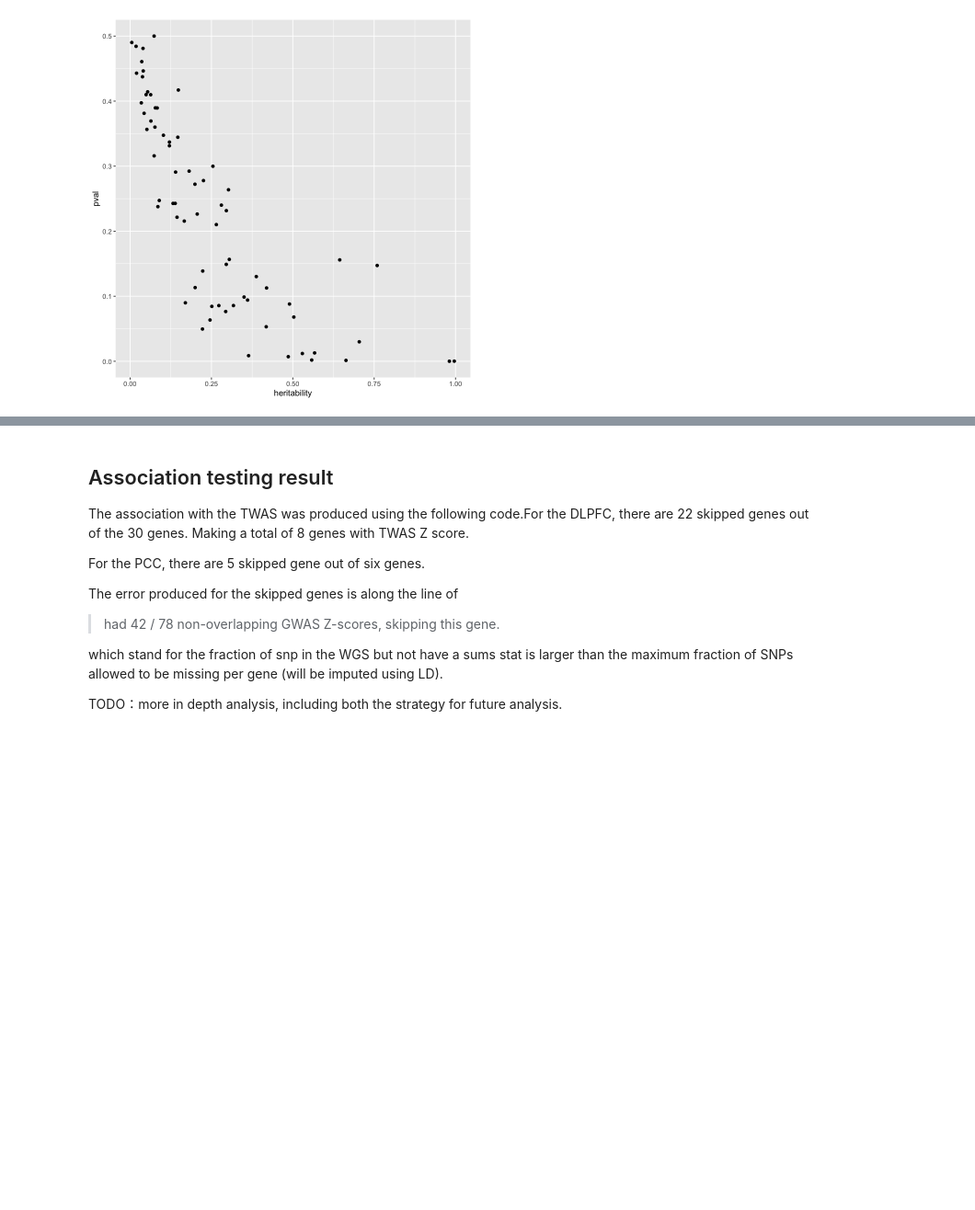
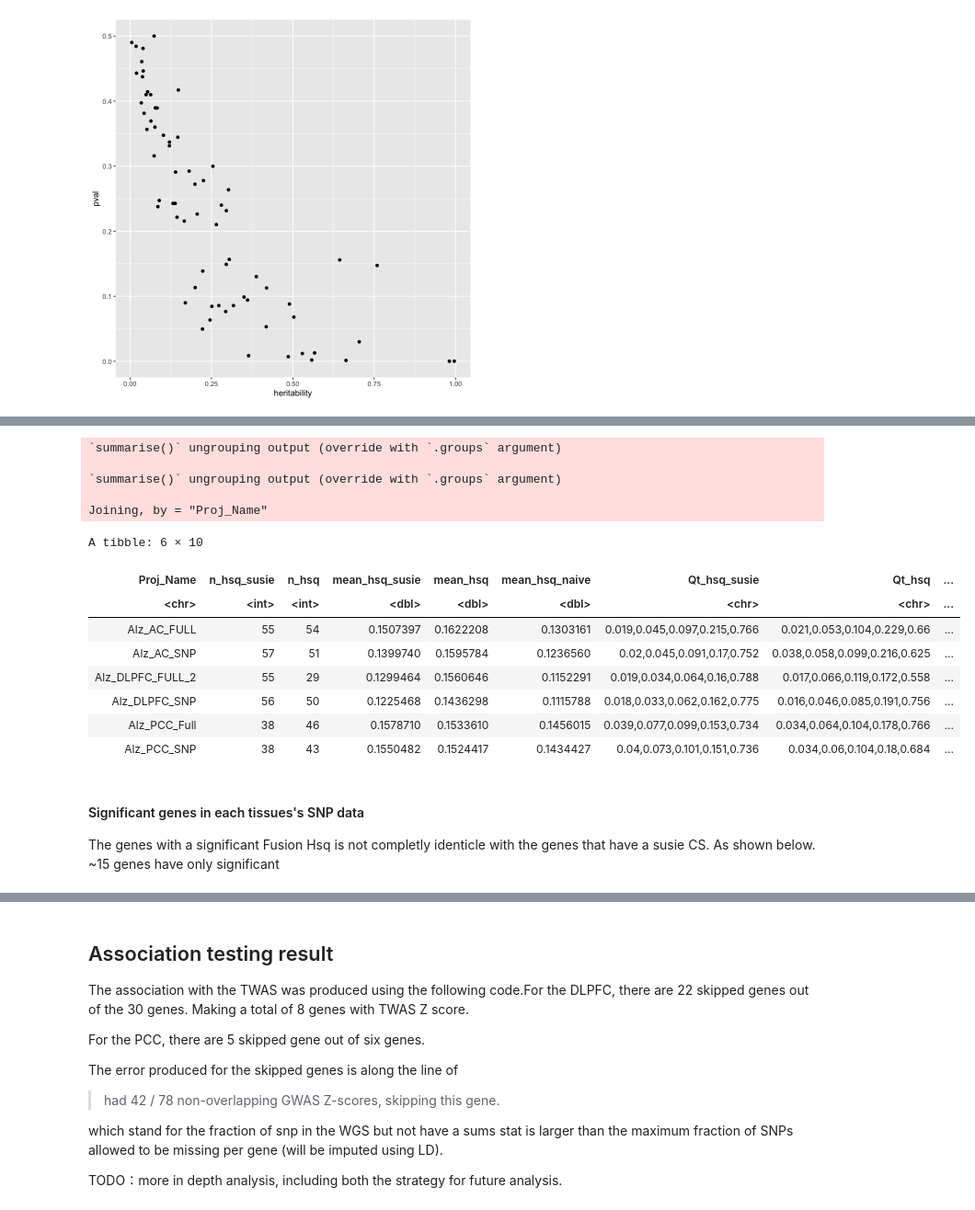
Before and after one commit to gaow/neuro-twas, a Jupyter notebook: Analysis/ROSMAP_TWAS/Alz_specific_gene_analysis.ipynb, the cells around one changed output, grey strips where cells are left out. Shown at 92% size. Saved outputs shown, nothing was run; the diff lists cells and outputs as text; code cells hidden in the pictures; blank space fills up the shorter version.

```diff
--- a/Analysis/ROSMAP_TWAS/Alz_specific_gene_analysis.ipynb
+++ b/Analysis/ROSMAP_TWAS/Alz_specific_gene_analysis.ipynb
@@ -693,0 +614,25 @@ grid.arrange(analysis$result_model_dist[[1]],analysis$result_model_dist[[2]],ana
+# %%
+# Sum stat for susie
+analysis_susie_sum = analysis_susie%>%unnest(cols = hsq_susie_data )%>%filter(CS_size > 0)%>%unnest(c(sum_hsq))%>%filter(data == "heritability")%>%group_by(Proj_Name)%>%summarise(Qt_hsq_susie = quantile(hsq_full_sample)%>%round( digits = 3)%>%paste(collapse = ","), n_hsq_susie = n(),mean_hsq_susie = mean(hsq_full_sample),var_hsq_susie =  var(hsq_full_sample),mean_hsq_naive = mean(hsq_naive))
+# Sum stat for fusion
+analysis_fusion_sum = analysis_susie%>%unnest(cols = hsq_data )%>%filter(pval < 0.01)%>%group_by(Proj_Name)%>%summarise(n_hsq = n(),mean_hsq = mean(heritability ),Qt_hsq = quantile(heritability )%>%round( digits = 3)%>%paste(collapse = ","),var_hsq = var(heritability ))
+# Merge the two dataset
+inner_join(analysis_susie_sum,analysis_fusion_sum)%>%select(Proj_Name,n_hsq_susie,n_hsq,mean_hsq_susie,mean_hsq,mean_hsq_naive,Qt_hsq_susie,Qt_hsq,var_hsq_susie,var_hsq)
+# %% [output]
+`summarise()` ungrouping output (override with `.groups` argument)
+
+`summarise()` ungrouping output (override with `.groups` argument)
+
+Joining, by = "Proj_Name"
+A tibble: 6 × 10
+| Proj_Name | n_hsq_susie | n_hsq | mean_hsq_susie | mean_hsq | mean_hsq_naive | Qt_hsq_susie | Qt_hsq | ... |
+| <chr> | <int> | <int> | <dbl> | <dbl> | <dbl> | <chr> | <chr> | ... |
+| Alz_AC_FULL | 55 | 54 | 0.1507397 | 0.1622208 | 0.1303161 | 0.019,0.045,0.097,0.215,0.766 | 0.021,0.053,0.104,0.229,0.66 | ... |
+| Alz_AC_SNP | 57 | 51 | 0.1399740 | 0.1595784 | 0.1236560 | 0.02,0.045,0.091,0.17,0.752 | 0.038,0.058,0.099,0.216,0.625 | ... |
+| Alz_DLPFC_FULL_2 | 55 | 29 | 0.1299464 | 0.1560646 | 0.1152291 | 0.019,0.034,0.064,0.16,0.788 | 0.017,0.066,0.119,0.172,0.558 | ... |
+| Alz_DLPFC_SNP | 56 | 50 | 0.1225468 | 0.1436298 | 0.1115788 | 0.018,0.033,0.062,0.162,0.775 | 0.016,0.046,0.085,0.191,0.756 | ... |
+| Alz_PCC_Full | 38 | 46 | 0.1578710 | 0.1533610 | 0.1456015 | 0.039,0.077,0.099,0.153,0.734 | 0.034,0.064,0.104,0.178,0.766 | ... |
+| Alz_PCC_SNP | 38 | 43 | 0.1550482 | 0.1524417 | 0.1434427 | 0.04,0.073,0.101,0.151,0.736 | 0.034,0.06,0.104,0.18,0.684 | ... |
+# %% [markdown]
+#### Significant genes in each tissues's SNP data
+The genes with a significant Fusion Hsq is not completly identicle with the genes that have a susie CS. As shown below. ~15 genes have only significant
```
Also changed, not shown: parts of 25 cells of this notebook.
